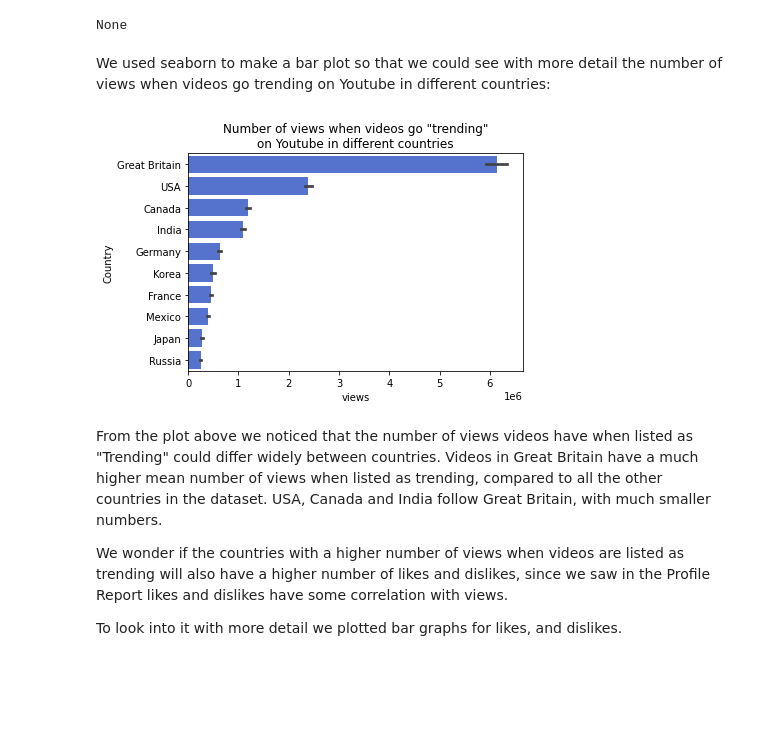
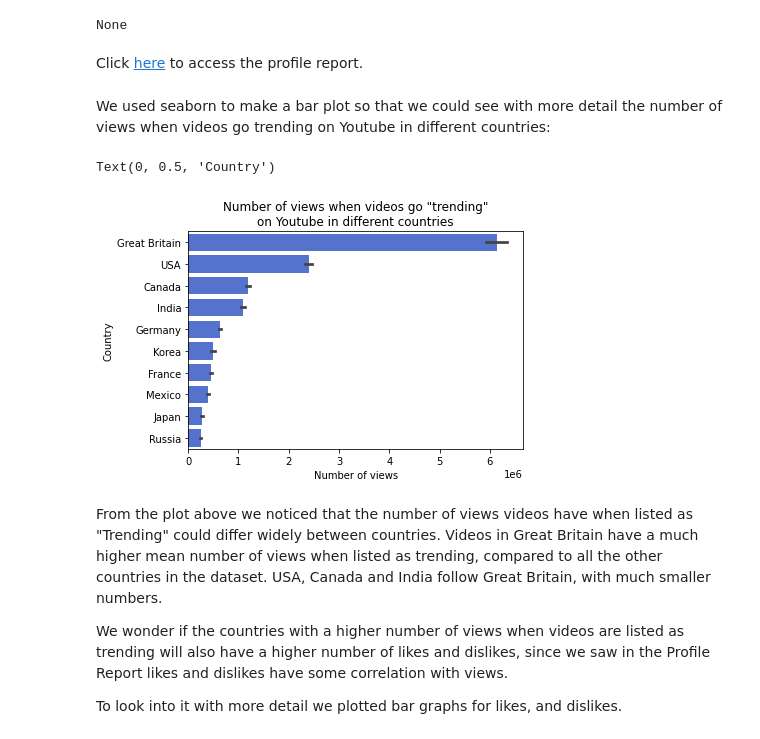
Before and after one commit to data301-2020-winter1/course-project-group_6013, a Jupyter notebook: analysis/milestone2Task4AndTask5.ipynb, the cells around one changed output. Drawn from its saved outputs; the diff is of its cells as text; code cells hidden in the pictures; blank space fills up the shorter version.

```diff
--- a/analysis/milestone2Task4AndTask5.ipynb
+++ b/analysis/milestone2Task4AndTask5.ipynb
@@ -57,11 +58,16 @@ overview.to_file(output_file='overview1.html')
 # %% [output]
 None
+# %% [markdown]
+Click [here]("guilherme(durvan)/overview2.html") to access the profile report.
 # %% [markdown]
 We used seaborn to make a bar plot so that we could see with more detail the number of views when videos go trending on Youtube in different countries:
 # %%
 p1 = sns.barplot(y=df['Country'],x=df['views'], color = "royalblue", order = ["Great Britain","USA","Canada","India","Germany","Korea","France","Mexico","Japan","Russia"]).set_title("Number of views when videos go \"trending\"\non Youtube in different countries" )
+plot.xlabel("Number of views")
+plot.ylabel("Country")
 # %% [output]
+Text(0, 0.5, 'Country')
-[figure, old version]
+[figure, new version]
 # %% [markdown]
 From the plot above we noticed that the number of views videos have when listed as "Trending" could differ widely between countries.
 Videos in Great Britain have a much higher mean number of views when listed as trending, compared to all the other countries in the dataset. USA, Canada and India follow Great Britain, with much smaller numbers.
```
Also changed, not shown: parts of 17 cells of this notebook, 5 other files.
